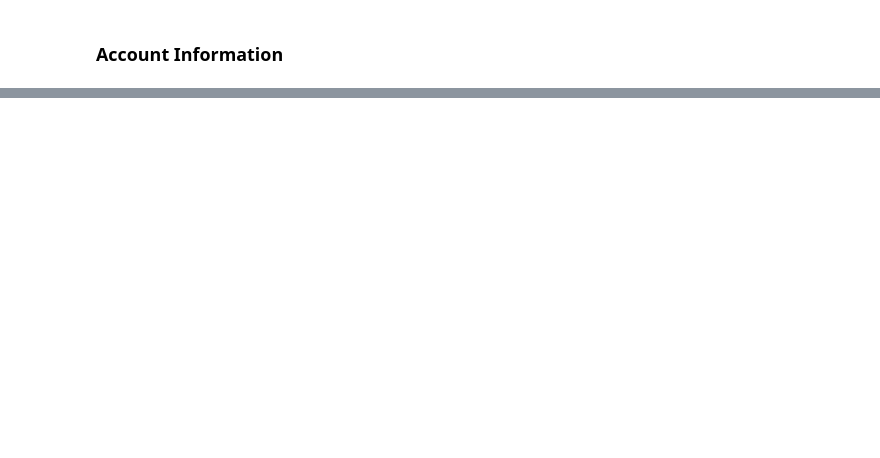
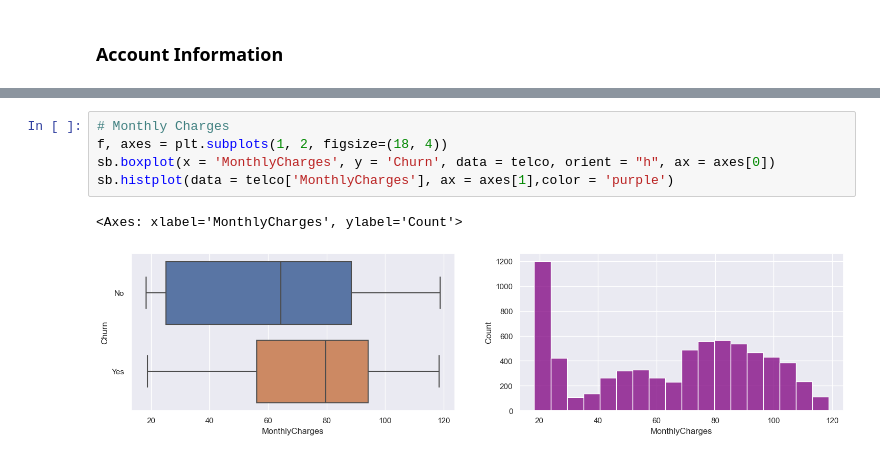
Before and after one commit to ZCHUA040/FCEE_Team4_Zhi-Li-Qi-En-Guda-Chaaitra-Joseph, a Jupyter notebook: Mini Project_Chua Zhi Li, Chong Qi En, Guda Chaaitra Joseph.ipynb, the cells around one changed output, grey strips where cells are left out. Drawn from its saved outputs; the diff is of its cells as text; blank space fills up the shorter version.

```diff
--- a/Mini Project_Chua Zhi Li, Chong Qi En, Guda Chaaitra Joseph.ipynb
+++ b/Mini Project_Chua Zhi Li, Chong Qi En, Guda Chaaitra Joseph.ipynb
@@ -297 +303,9 @@ plt.show()
 [figure]
+# %%
+# Monthly Charges
+f, axes = plt.subplots(1, 2, figsize=(18, 4))
+sb.boxplot(x = 'MonthlyCharges', y = 'Churn', data = telco, orient = "h", ax = axes[0])
+sb.histplot(data = telco['MonthlyCharges'], ax = axes[1],color = 'purple')
+# %% [output]
+<Axes: xlabel='MonthlyCharges', ylabel='Count'>
+[figure, added]
```
Also changed, not shown: parts of 60 cells of this notebook.
